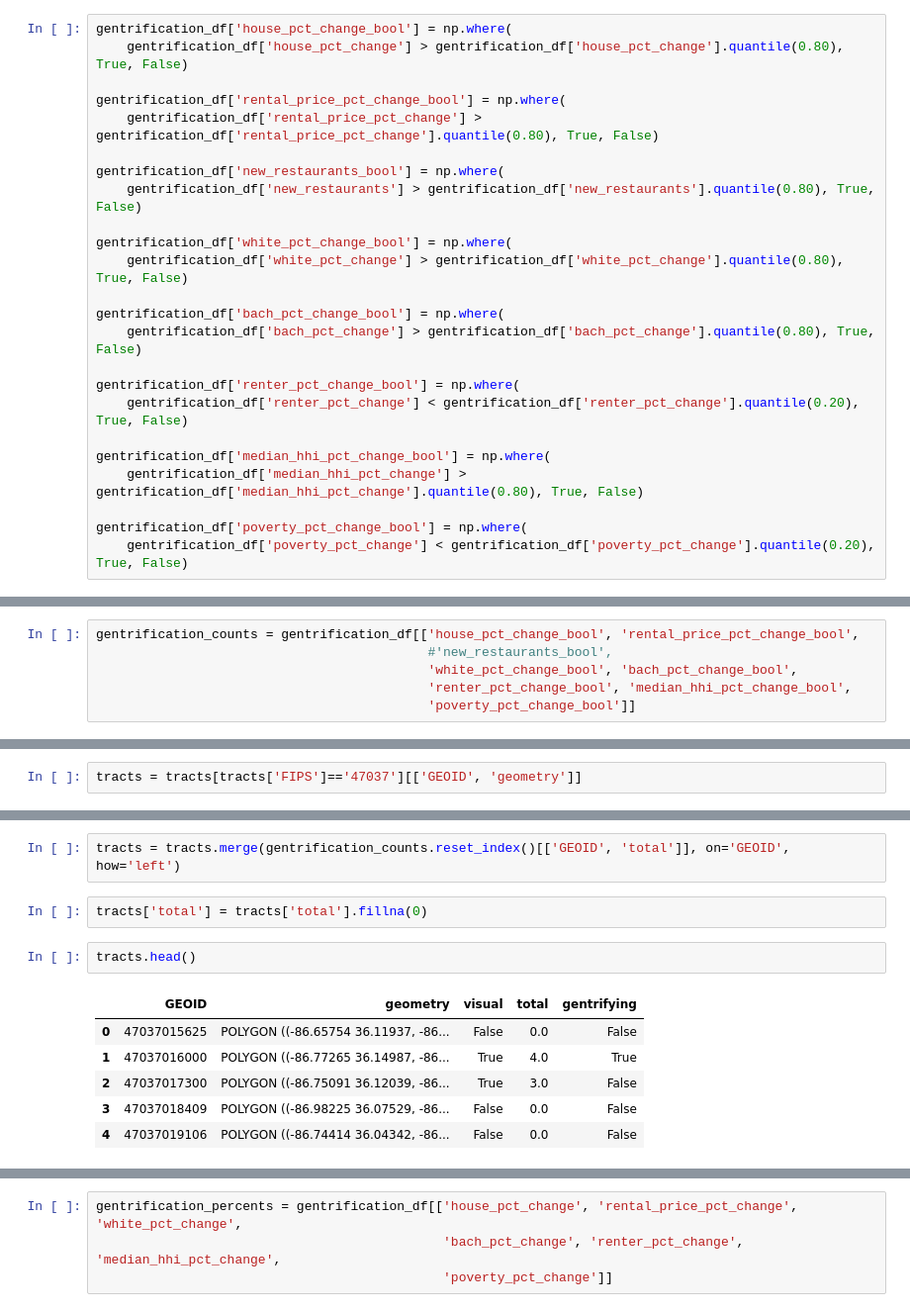
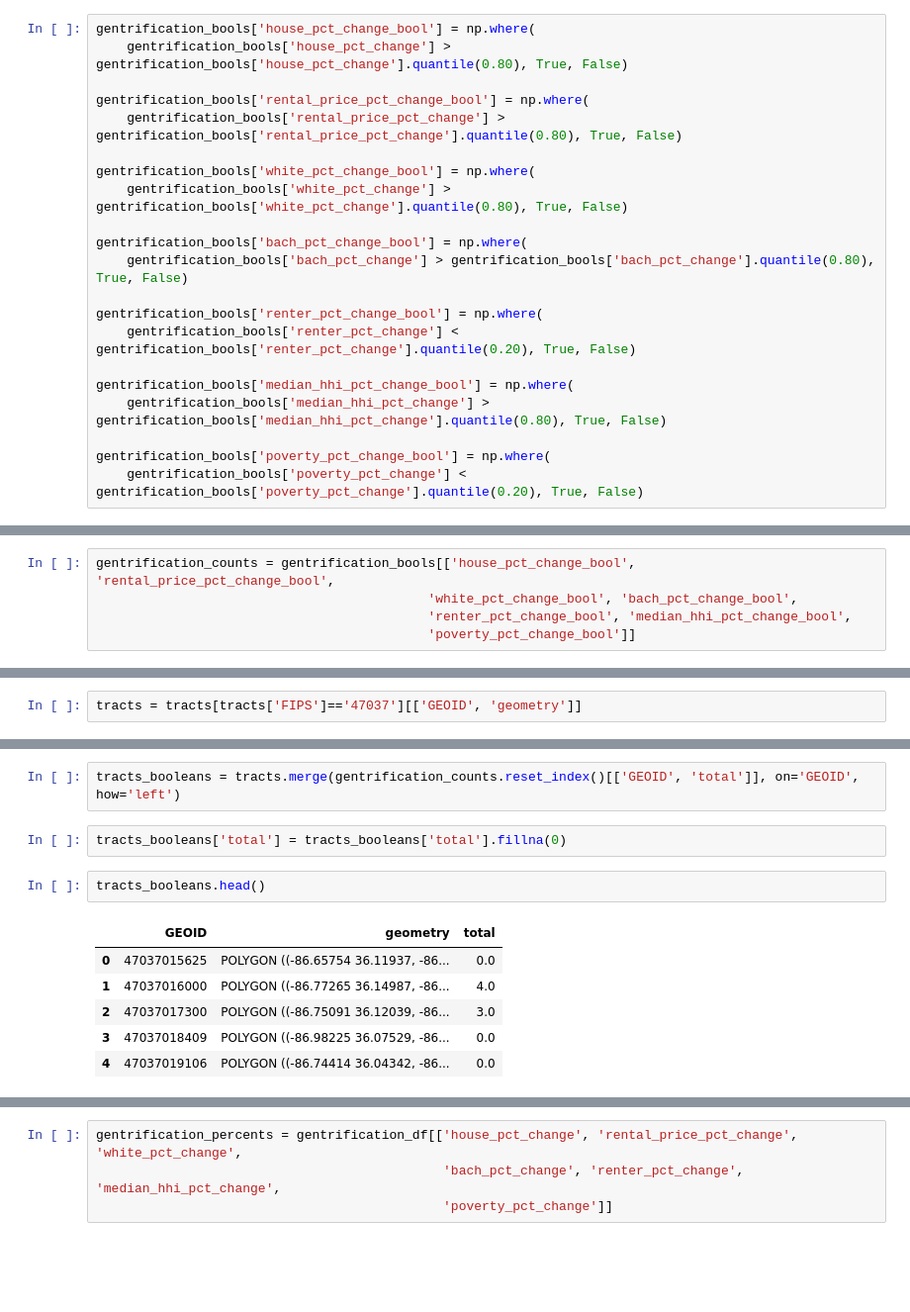
Before and after one commit to matttparker/airbnb-sentiments, a Jupyter notebook: notebooks/mp03_gentrification_identification.ipynb, the cells around one changed output, grey strips where cells are left out. Shown: that part at 99% size. Drawn from its saved outputs; the diff is of its cells as text; blank space fills up the shorter version.

```diff
--- a/notebooks/mp03_gentrification_identification.ipynb
+++ b/notebooks/mp03_gentrification_identification.ipynb
@@ -133,25 +135,22 @@ gentrification_df.head()
 # %%
-gentrification_df['house_pct_change_bool'] = np.where(
-    gentrification_df['house_pct_change'] > gentrification_df['house_pct_change'].quantile(0.80), True, False)
+gentrification_bools['house_pct_change_bool'] = np.where(
+    gentrification_bools['house_pct_change'] > gentrification_bools['house_pct_change'].quantile(0.80), True, False)
 
-gentrification_df['rental_price_pct_change_bool'] = np.where(
-    gentrification_df['rental_price_pct_change'] > gentrification_df['rental_price_pct_change'].quantile(0.80), True, False)
+gentrification_bools['rental_price_pct_change_bool'] = np.where(
+    gentrification_bools['rental_price_pct_change'] > gentrification_bools['rental_price_pct_change'].quantile(0.80), True, False)
 
-gentrification_df['new_restaurants_bool'] = np.where(
-    gentrification_df['new_restaurants'] > gentrification_df['new_restaurants'].quantile(0.80), True, False)
+gentrification_bools['white_pct_change_bool'] = np.where(
+    gentrification_bools['white_pct_change'] > gentrification_bools['white_pct_change'].quantile(0.80), True, False)
 
-gentrification_df['white_pct_change_bool'] = np.where(
-    gentrification_df['white_pct_change'] > gentrification_df['white_pct_change'].quantile(0.80), True, False)
+gentrification_bools['bach_pct_change_bool'] = np.where(
+    gentrification_bools['bach_pct_change'] > gentrification_bools['bach_pct_change'].quantile(0.80), True, False)
 
-gentrification_df['bach_pct_change_bool'] = np.where(
-    gentrification_df['bach_pct_change'] > gentrification_df['bach_pct_change'].quantile(0.80), True, False)
+gentrification_bools['renter_pct_change_bool'] = np.where(
+    gentrification_bools['renter_pct_change'] < gentrification_bools['renter_pct_change'].quantile(0.20), True, False)
 
-gentrification_df['renter_pct_change_bool'] = np.where(
-    gentrification_df['renter_pct_change'] < gentrification_df['renter_pct_change'].quantile(0.20), True, False)
+gentrification_bools['median_hhi_pct_change_bool'] = np.where(
+    gentrification_bools['median_hhi_pct_change'] > gentrification_bools['median_hhi_pct_change'].quantile(0.80), True, False)
 
-gentrification_df['median_hhi_pct_change_bool'] = np.where(
-    gentrification_df['median_hhi_pct_change'] > gentrification_df['median_hhi_pct_change'].quantile(0.80), True, False)
-
-gentrification_df['poverty_pct_change_bool'] = np.where(
-    gentrification_df['poverty_pct_change'] < gentrification_df['poverty_pct_change'].quantile(0.20), True, False)
+gentrification_bools['poverty_pct_change_bool'] = np.where(
+    gentrification_bools['poverty_pct_change'] < gentrification_bools['poverty_pct_change'].quantile(0.20), True, False)
 # %%
@@ -171,6 +170,5 @@ Index(['house_pct_change', 'rental_price_pct_change', 'new_restaurants', 'white_
 # %%
-gentrification_counts = gentrification_df[['house_pct_change_bool', 'rental_price_pct_change_bool',
-                                           #'new_restaurants_bool',
+gentrification_counts = gentrification_bools[['house_pct_change_bool', 'rental_price_pct_change_bool',
                                            'white_pct_change_bool', 'bach_pct_change_bool',
                                            'renter_pct_change_bool', 'median_hhi_pct_change_bool',
                                            'poverty_pct_change_bool']]
@@ -230,16 +230,16 @@ gentrification_counts.head()
 | 47037015610 | False | False | False | False | ... |
 | 47037019200 | False | False | False | False | ... |
 # %%
-tracts = tracts.merge(gentrification_counts.reset_index()[['GEOID', 'total']], on='GEOID', how='left')
+tracts_booleans = tracts.merge(gentrification_counts.reset_index()[['GEOID', 'total']], on='GEOID', how='left')
 # %%
-tracts['total'] = tracts['total'].fillna(0)
+tracts_booleans['total'] = tracts_booleans['total'].fillna(0)
 # %%
-tracts.head()
+tracts_booleans.head()
 # %% [output]
-|  | GEOID | geometry | visual | total | gentrifying |
-| 0 | 47037015625 | POLYGON ((-86.65754 36.11937, -86... | False | 0.0 | False |
-| 1 | 47037016000 | POLYGON ((-86.77265 36.14987, -86... | True | 4.0 | True |
-| 2 | 47037017300 | POLYGON ((-86.75091 36.12039, -86... | True | 3.0 | False |
-| 3 | 47037018409 | POLYGON ((-86.98225 36.07529, -86... | False | 0.0 | False |
-| 4 | 47037019106 | POLYGON ((-86.74414 36.04342, -86... | False | 0.0 | False |
+|  | GEOID | geometry | total |
+| 0 | 47037015625 | POLYGON ((-86.65754 36.11937, -86... | 0.0 |
+| 1 | 47037016000 | POLYGON ((-86.77265 36.14987, -86... | 4.0 |
+| 2 | 47037017300 | POLYGON ((-86.75091 36.12039, -86... | 3.0 |
+| 3 | 47037018409 | POLYGON ((-86.98225 36.07529, -86... | 0.0 |
+| 4 | 47037019106 | POLYGON ((-86.74414 36.04342, -86... | 0.0 |
 # %%
```
Also changed, not shown: parts of 53 cells of this notebook, 1 other file.
